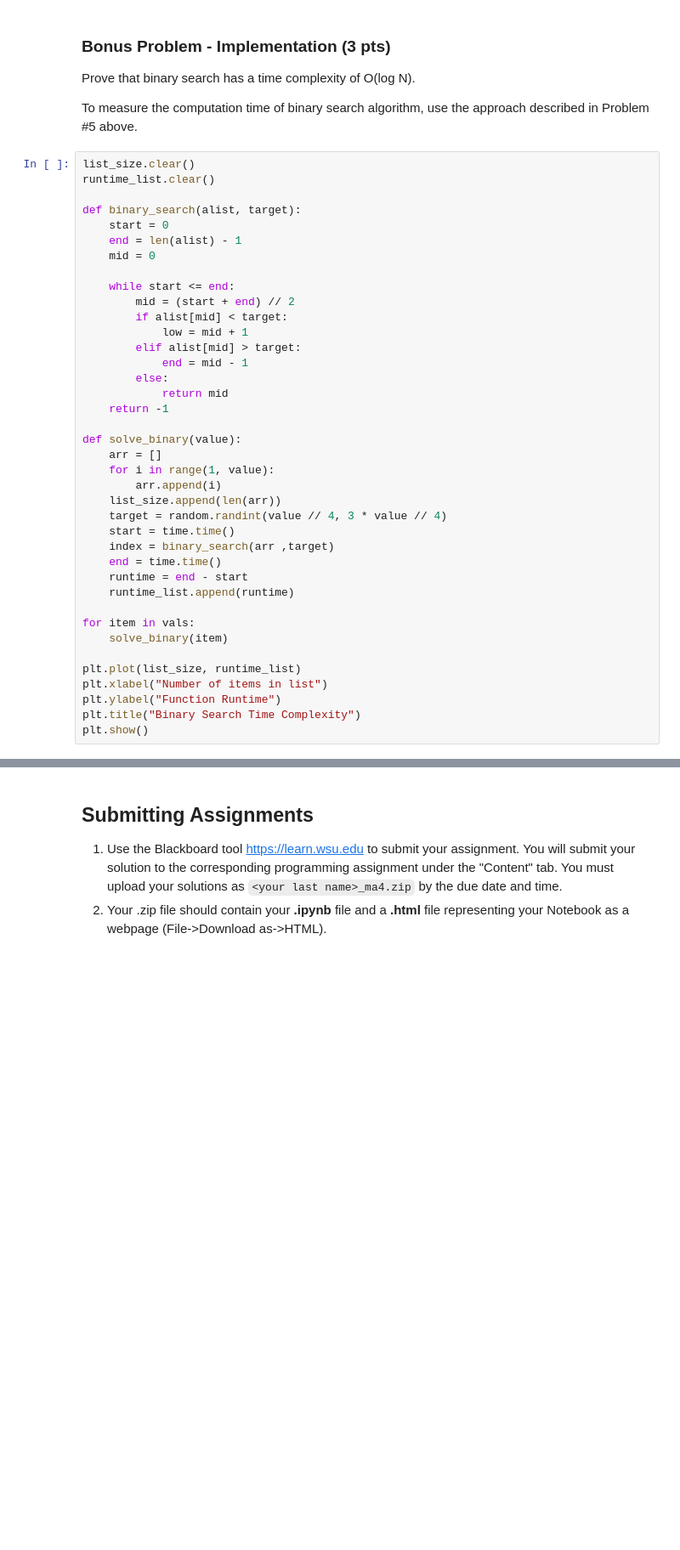
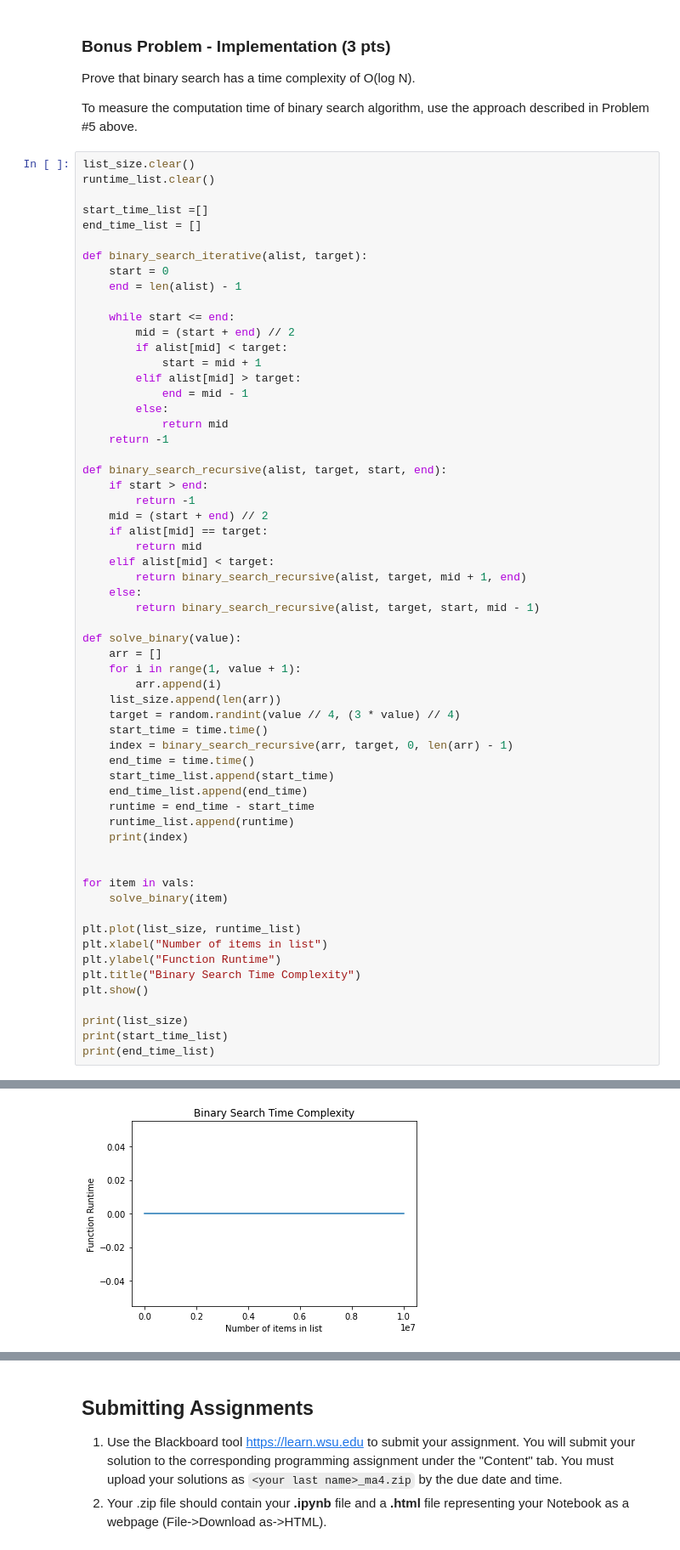
Before and after one commit to zfechko/Comp-Sci-215, a Jupyter notebook: Micro Assignments/MA 4 Algorithm Analysis/MA4 Algorithm Analysis.ipynb, the cells around one changed output, grey strips where cells are left out. Shown at 85% size. Drawn from its saved outputs; the diff is of its cells as text; blank space fills up the shorter version.

Commit message:
started working on MA4

```diff
--- a/Micro Assignments/MA 4 Algorithm Analysis/MA4 Algorithm Analysis.ipynb
+++ b/Micro Assignments/MA 4 Algorithm Analysis/MA4 Algorithm Analysis.ipynb
@@ -165,32 +179,49 @@ To measure the computation time of binary search algorithm, use the approach des
 list_size.clear()
 runtime_list.clear()
 
-def binary_search(alist, target):
+start_time_list =[]
+end_time_list = []
+
+def binary_search_iterative(alist, target):
     start = 0
     end = len(alist) - 1
-    mid = 0
 
     while start <= end:
         mid = (start + end) // 2
         if alist[mid] < target:
-            low = mid + 1
+            start = mid + 1
         elif alist[mid] > target:
             end = mid - 1
         else:
             return mid
     return -1
 
+def binary_search_recursive(alist, target, start, end):
+    if start > end:
+        return -1
+    mid = (start + end) // 2
+    if alist[mid] == target:
+        return mid
+    elif alist[mid] < target:
+        return binary_search_recursive(alist, target, mid + 1, end)
+    else:
+        return binary_search_recursive(alist, target, start, mid - 1)
+
 def solve_binary(value):
     arr = []
-    for i in range(1, value):
+    for i in range(1, value + 1):
         arr.append(i)
     list_size.append(len(arr))
-    target = random.randint(value // 4, 3 * value // 4)
-    start = time.time()
-    index = binary_search(arr ,target)
-    end = time.time()
-    runtime = end - start
+    target = random.randint(value // 4, (3 * value) // 4)
+    start_time = time.time()
+    index = binary_search_recursive(arr, target, 0, len(arr) - 1)
+    end_time = time.time()
+    start_time_list.append(start_time)
+    end_time_list.append(end_time)
+    runtime = end_time - start_time
     runtime_list.append(runtime)
+    print(index)
+
 
 for item in vals:
     solve_binary(item)
@@ -200,3 +231,8 @@ plt.xlabel("Number of items in list")
 plt.ylabel("Function Runtime")
 plt.title("Binary Search Time Complexity")
 plt.show()
+
+print(list_size)
+print(start_time_list)
+print(end_time_list)
+# %% [output]
@@ -202,0 +244 @@ plt.show()
+[figure, added]
```
Also changed, not shown: parts of 5 cells of this notebook.
